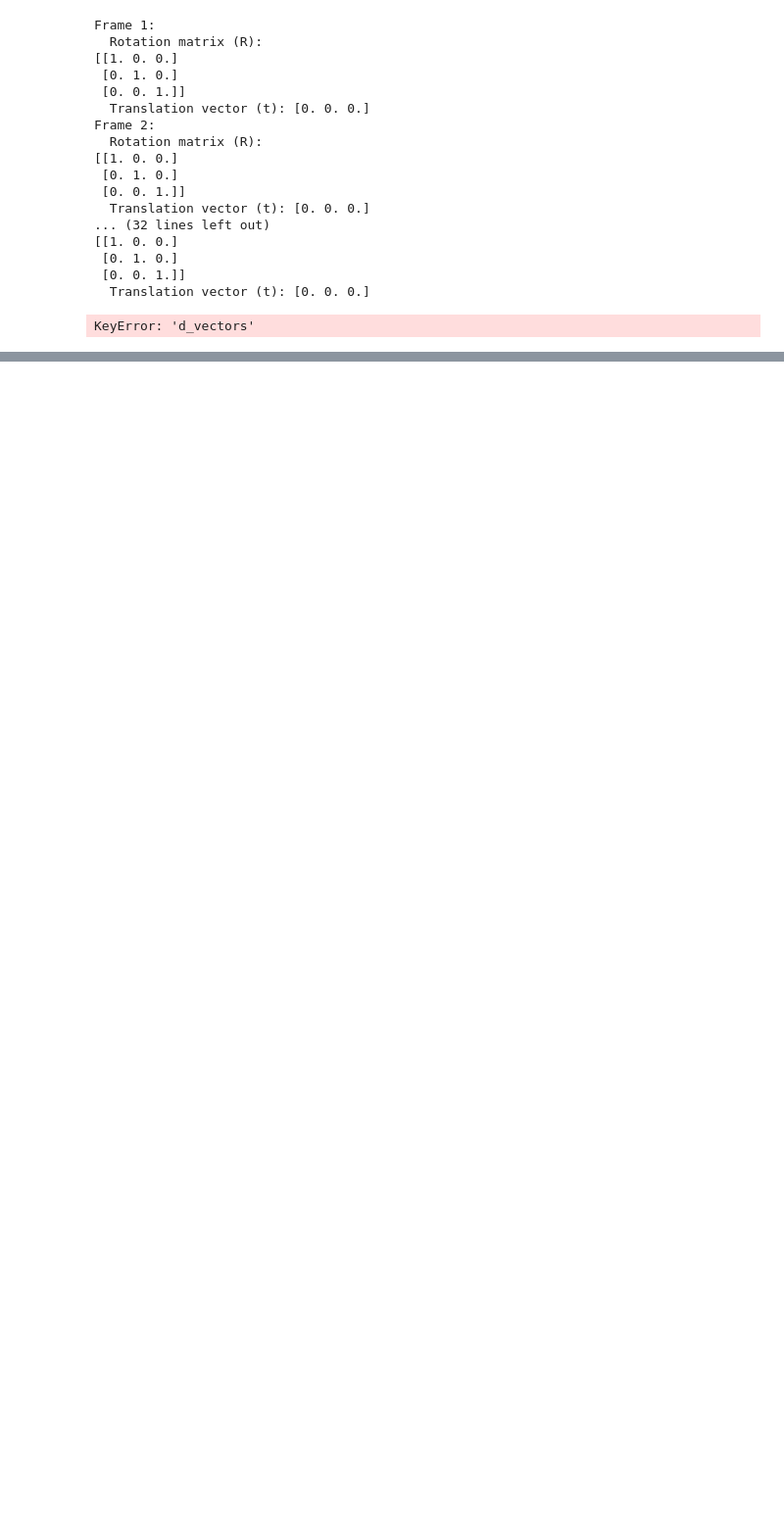
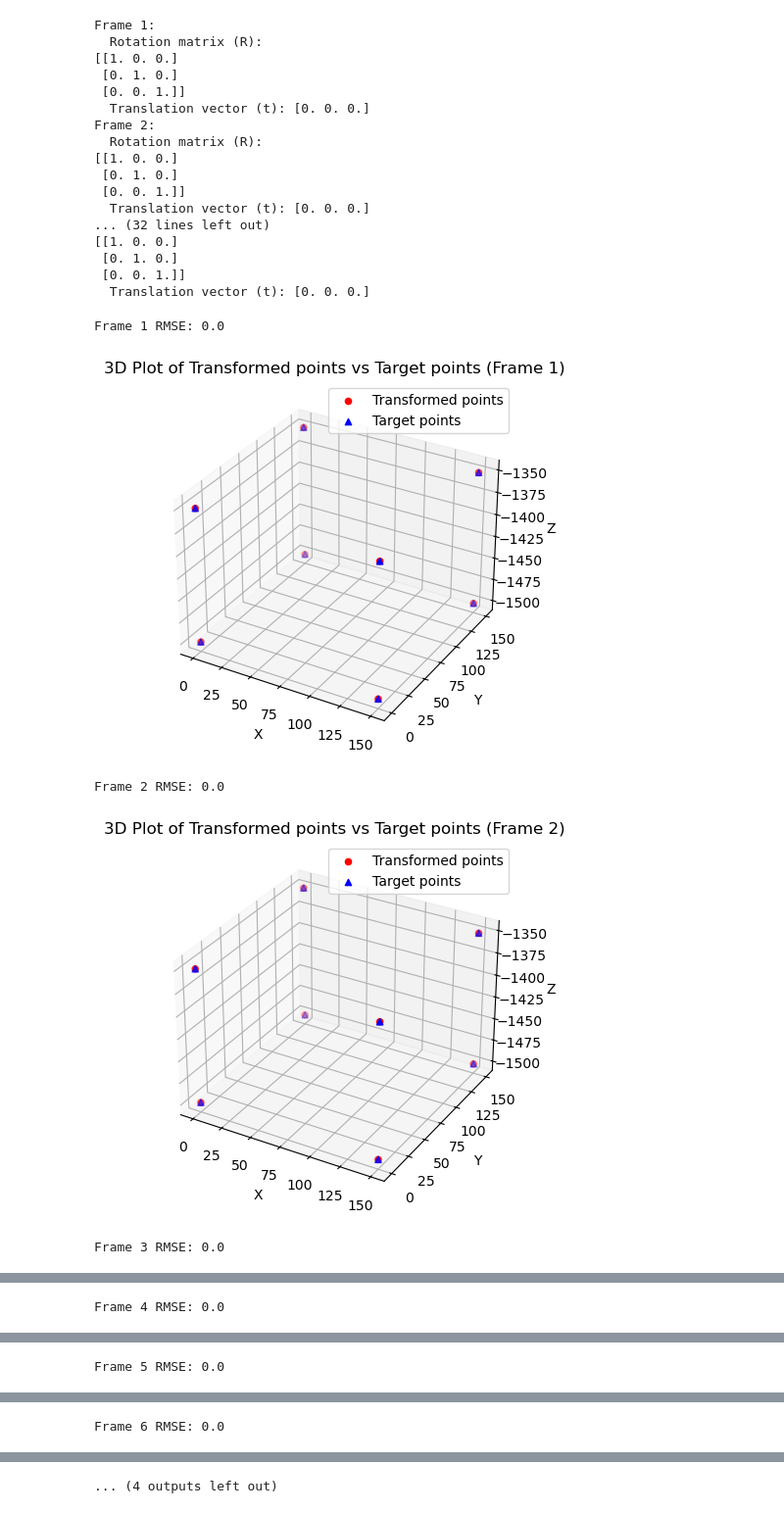
Before and after one commit to Rapuris/CIS1, a Jupyter notebook: PA1/LinAlg_test.ipynb, the cells around one changed output, grey strips where cells are left out. Shown at 98% size. Cells and saved outputs as stored; diff of their text form; code cells hidden in the pictures; blank space fills up the shorter version.

Commit message:
added all functions to DataIO.py and LinAlg.py duplicate perform_registration_for_frames

```diff
--- a/PA1/LinAlg_test.ipynb
+++ b/PA1/LinAlg_test.ipynb
@@ -145,8 +131,3 @@ Frame 2:
  [0. 1. 0.]
  [0. 0. 1.]]
   Translation vector (t): [0. 0. 0.]
-# %%
-for i in range(1, 8):
-    print(d_vectors[i].as_array(), frame_data["d_vectors"][i].as_array()) #HUH!
-# %% [output]
-KeyError: 'd_vectors'
@@ -152,0 +136,33 @@ KeyError: 'd_vectors'
+# %%
+F_D_point_cloud = LA.perform_registration_for_frames(calreadings_frames, calbody_vectors, vector_type='D')
+calbody_vectors = d_vectors
+rmse_results = {}
+
+# Loop through each frame in the point cloud registration results
+for frame_num, frame in F_D_point_cloud.items():
+    # Extract the source points (calbody a_vectors) for transformation
+    d_points = [LA.Vector(vec.coords[0], vec.coords[1], vec.coords[2]) for vec in calbody_vectors]  # Source points (a_vectors)
+
+    # Extract the target points (D_points) from calreadings_frames
+    D_points = [LA.Vector(vec.coords[0], vec.coords[1], vec.coords[2]) for vec in calreadings_frames[frame_num]['d_vectors']]  # Target points
+
+    # Apply the transformation to d_points
+    transformed_d_points = LA.transform_points(frame, d_points)
+
+    # Compute the RMSE between the transformed d_points and D_points
+    transformed_array = np.array([v.as_array() for v in transformed_d_points])
+    target_array = np.array([v.as_array() for v in D_points])
+    rmse = LA.compute_rmse(transformed_array, target_array)
+    rmse_results[frame_num] = rmse
+
+    # Output the RMSE result
+    print(f"Frame {frame_num} RMSE: {rmse}")
+
+    # Plot the transformed d_points vs target D_points
+    LA.plot_3d_transformed_vs_target(frame_num, transformed_d_points, D_points)
+# %% [output]
+Frame 1 RMSE: 0.0
+[figure, added]
+Frame 2 RMSE: 0.0
+[figure, added]
+Frame 3 RMSE: 0.0
@@ -152,0 +170 @@ KeyError: 'd_vectors'
+Frame 4 RMSE: 0.0
@@ -152,0 +172 @@ KeyError: 'd_vectors'
+Frame 5 RMSE: 0.0
@@ -152,0 +174 @@ KeyError: 'd_vectors'
+Frame 6 RMSE: 0.0
@@ -152,0 +176 @@ KeyError: 'd_vectors'
+... (4 outputs left out)
```
Also changed, not shown: parts of 8 cells of this notebook, 2 other files.
